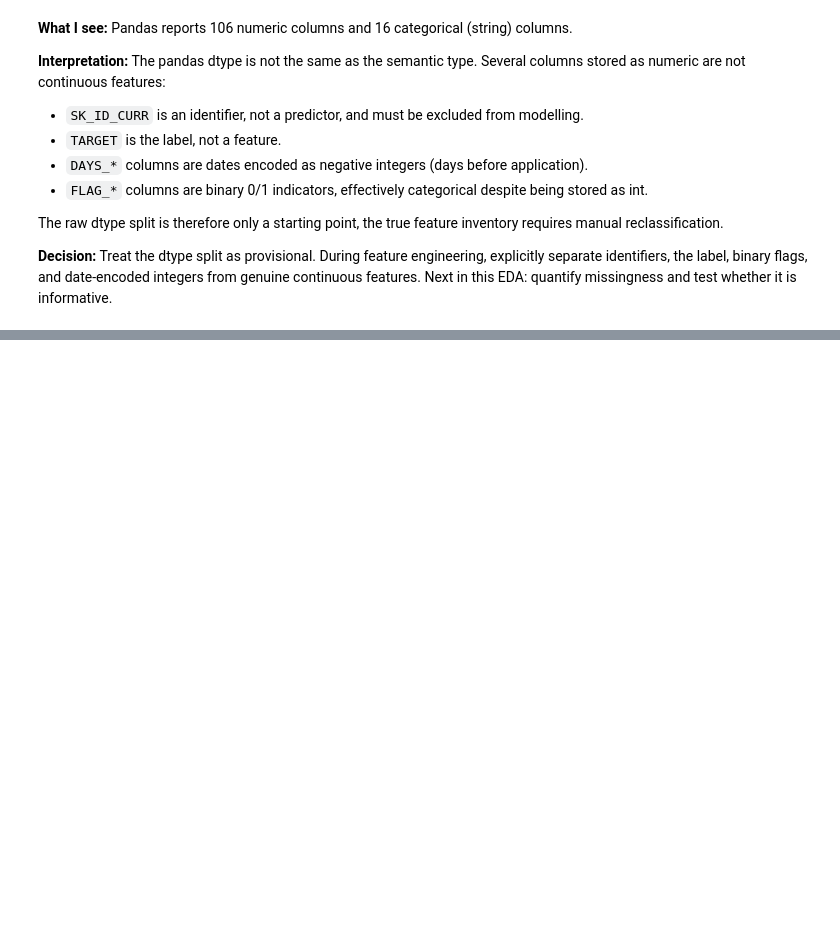
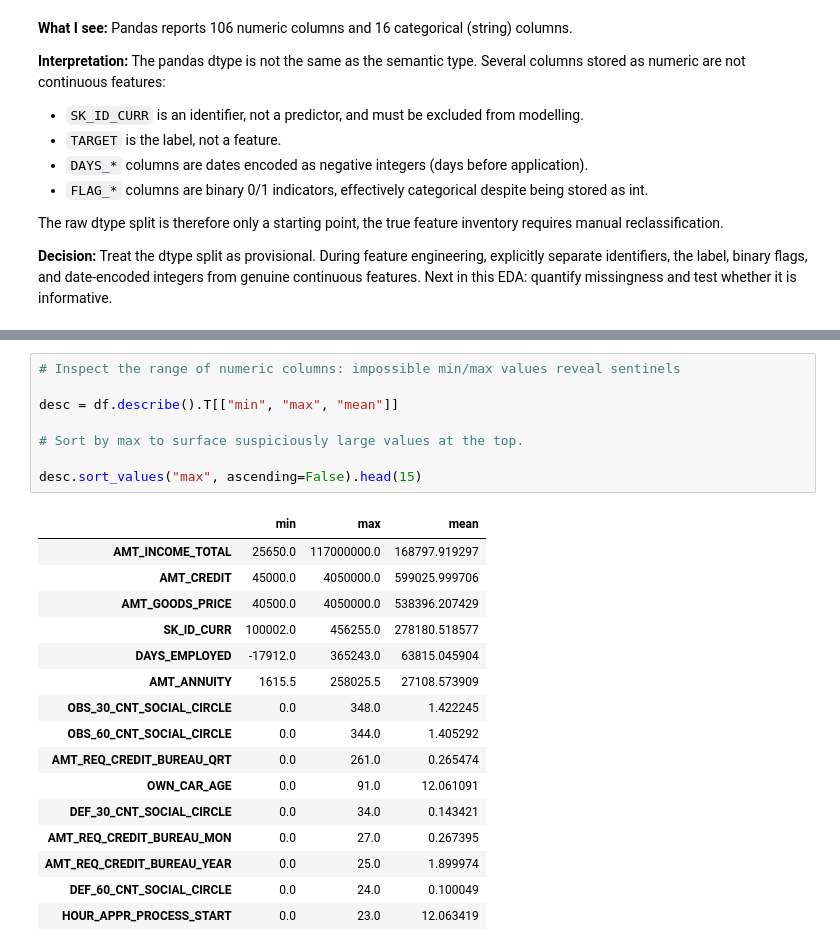
Before and after one commit to EnzoZagallo/credit-risk-pd-model, a Jupyter notebook: notebooks/01_eda.ipynb, the cells around one changed output, grey strips where cells are left out. Drawn from its saved outputs; the diff is of its cells as text; blank space fills up the shorter version.

```diff
--- a/notebooks/01_eda.ipynb
+++ b/notebooks/01_eda.ipynb
@@ -167,0 +261,25 @@ The raw dtype split is therefore only a starting point, the true feature invento
+# %%
+# Inspect the range of numeric columns: impossible min/max values reveal sentinels
+
+desc = df.describe().T[["min", "max", "mean"]]
+
+# Sort by max to surface suspiciously large values at the top.
+
+desc.sort_values("max", ascending=False).head(15)
+# %% [output]
+|  | min | max | mean |
+| AMT_INCOME_TOTAL | 25650.0 | 117000000.0 | 168797.919297 |
+| AMT_CREDIT | 45000.0 | 4050000.0 | 599025.999706 |
+| AMT_GOODS_PRICE | 40500.0 | 4050000.0 | 538396.207429 |
+| SK_ID_CURR | 100002.0 | 456255.0 | 278180.518577 |
+| DAYS_EMPLOYED | -17912.0 | 365243.0 | 63815.045904 |
+| AMT_ANNUITY | 1615.5 | 258025.5 | 27108.573909 |
+| OBS_30_CNT_SOCIAL_CIRCLE | 0.0 | 348.0 | 1.422245 |
+| OBS_60_CNT_SOCIAL_CIRCLE | 0.0 | 344.0 | 1.405292 |
+| AMT_REQ_CREDIT_BUREAU_QRT | 0.0 | 261.0 | 0.265474 |
+| OWN_CAR_AGE | 0.0 | 91.0 | 12.061091 |
+| DEF_30_CNT_SOCIAL_CIRCLE | 0.0 | 34.0 | 0.143421 |
+| AMT_REQ_CREDIT_BUREAU_MON | 0.0 | 27.0 | 0.267395 |
+| AMT_REQ_CREDIT_BUREAU_YEAR | 0.0 | 25.0 | 1.899974 |
+| DEF_60_CNT_SOCIAL_CIRCLE | 0.0 | 24.0 | 0.100049 |
+| HOUR_APPR_PROCESS_START | 0.0 | 23.0 | 12.063419 |
```
Also changed, not shown: parts of 12 cells of this notebook.
